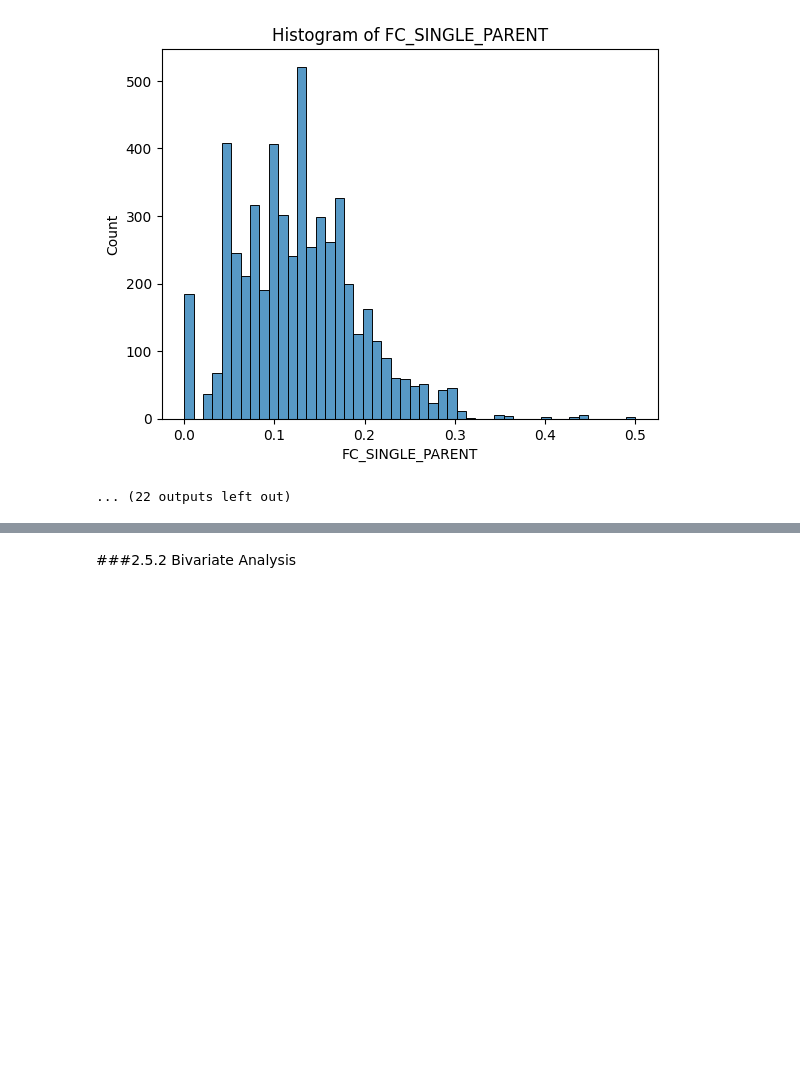
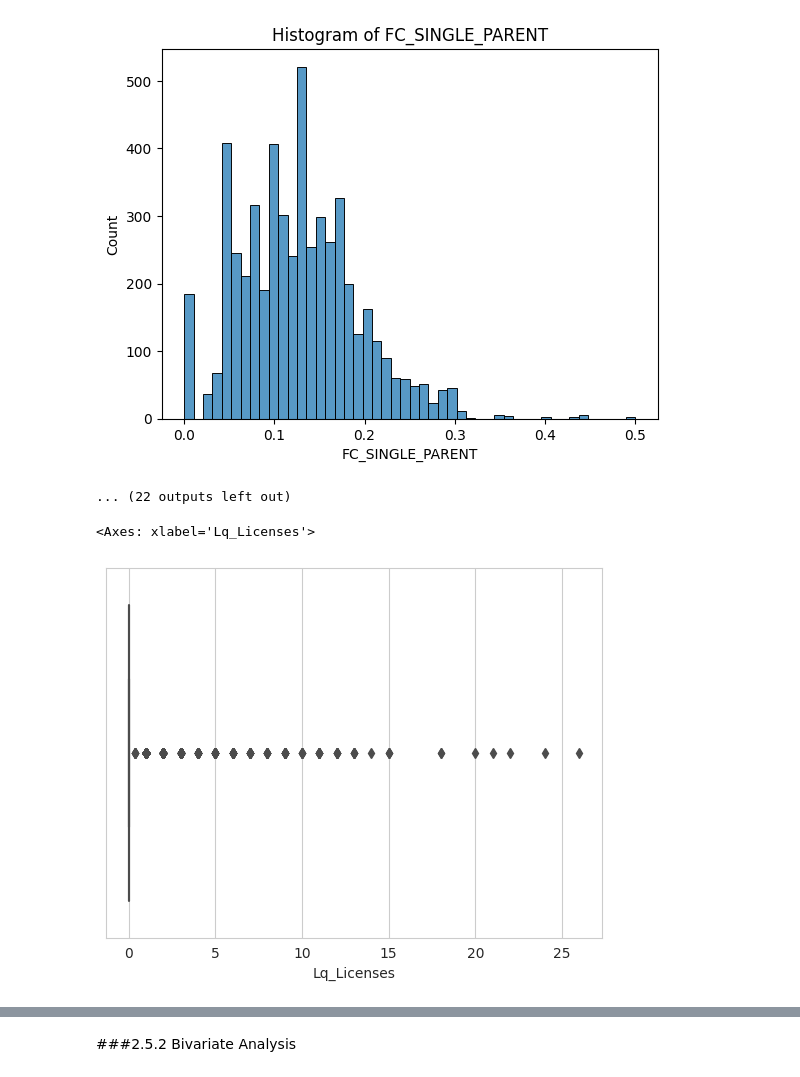
Before and after one commit to ItsSHALINISuresh/ML-in-Business, a Jupyter notebook: MIS710 Assignment/MIS710_A1_Template_T2_2023.ipynb, the cells around one changed output, grey strips where cells are left out. Drawn from its saved outputs; the diff is of its cells as text; code cells hidden in the pictures; blank space fills up the shorter version.

```diff
--- a/MIS710 Assignment/MIS710_A1_Template_T2_2023.ipynb
+++ b/MIS710 Assignment/MIS710_A1_Template_T2_2023.ipynb
@@ -309,3 +309,9 @@ Numerical Variables: ['ROAD_TYPE', 'AGE_LESS_THAN_15YRS_PCNT', 'AGE_15_24YRS_PCN
 [figure]
 [figure]
 ... (22 outputs left out)
+# %%
+# Making Boxplot of Lq_Licenses
+sns.boxplot(x=df['Lq_Licenses'], color='yellow')
+# %% [output]
+<Axes: xlabel='Lq_Licenses'>
+[figure, added]
```
Also changed, not shown: parts of 1 cell of this notebook.
